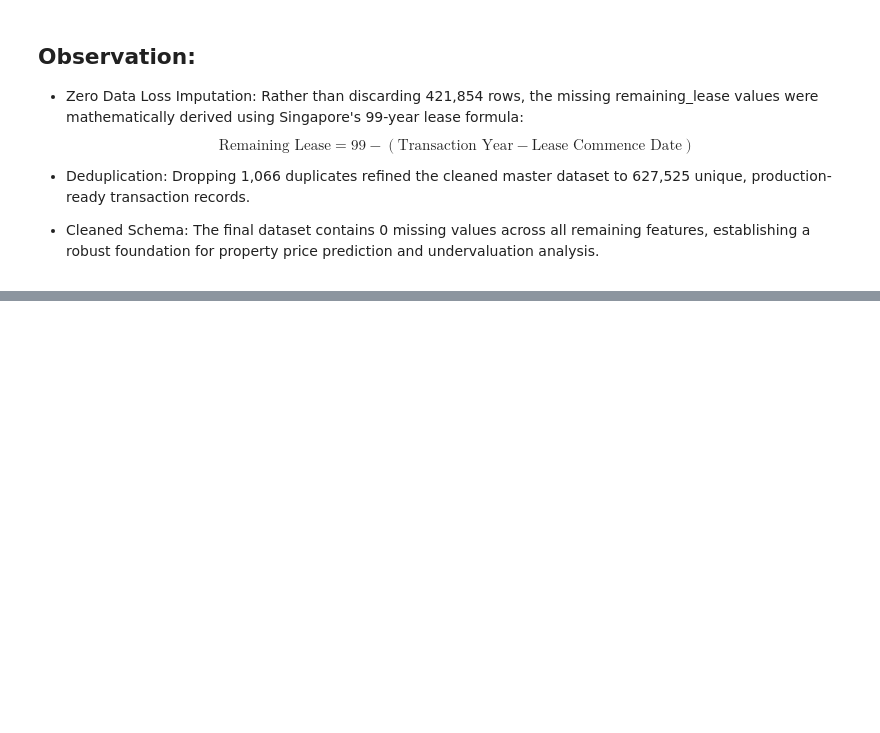
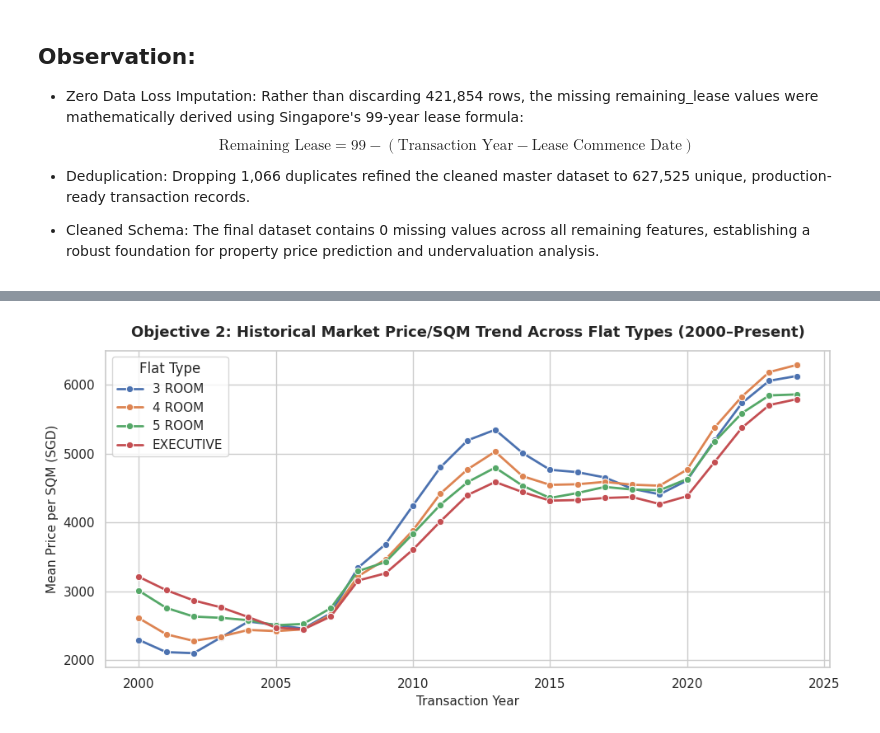
Before and after one commit to Rafeek-Data/Rafeek-Ahamed_Capstone-Project, a Jupyter notebook: Rafeek_Colab_Capstone.ipynb, the cells around one changed output, grey strips where cells are left out. Drawn from its saved outputs; the diff is of its cells as text; code cells hidden in the pictures; blank space fills up the shorter version.

```diff
--- a/Rafeek_Colab_Capstone.ipynb
+++ b/Rafeek_Colab_Capstone.ipynb
@@ -347,0 +317,17 @@ $$\text{Remaining Lease} = 99 - (\text{Transaction Year} - \text{Lease Commence
+# %%
+# Aggregate historical mean price per SQM by transaction year and flat type
+yearly_trend = df_clean.groupby(['transaction_year', 'flat_type'])['price_per_sqm'].mean().reset_index()
+top_types = ['3 ROOM', '4 ROOM', '5 ROOM', 'EXECUTIVE']
+yearly_trend_sub = yearly_trend[yearly_trend['flat_type'].isin(top_types)]
+
+# Plot temporal trends
+fig, ax = plt.subplots(figsize=(10, 5))
+sns.lineplot(data=yearly_trend_sub, x='transaction_year', y='price_per_sqm', hue='flat_type', marker='o', linewidth=2, ax=ax)
+ax.set_title('Objective 2: Historical Market Price/SQM Trend Across Flat Types (2000–Present)', fontsize=13, fontweight='bold', pad=12)
+ax.set_xlabel('Transaction Year', fontsize=11)
+ax.set_ylabel('Mean Price per SQM (SGD)', fontsize=11)
+ax.legend(title='Flat Type')
+plt.tight_layout()
+plt.show()
+# %% [output]
+[figure, added]
```
Also changed, not shown: parts of 22 cells of this notebook.
